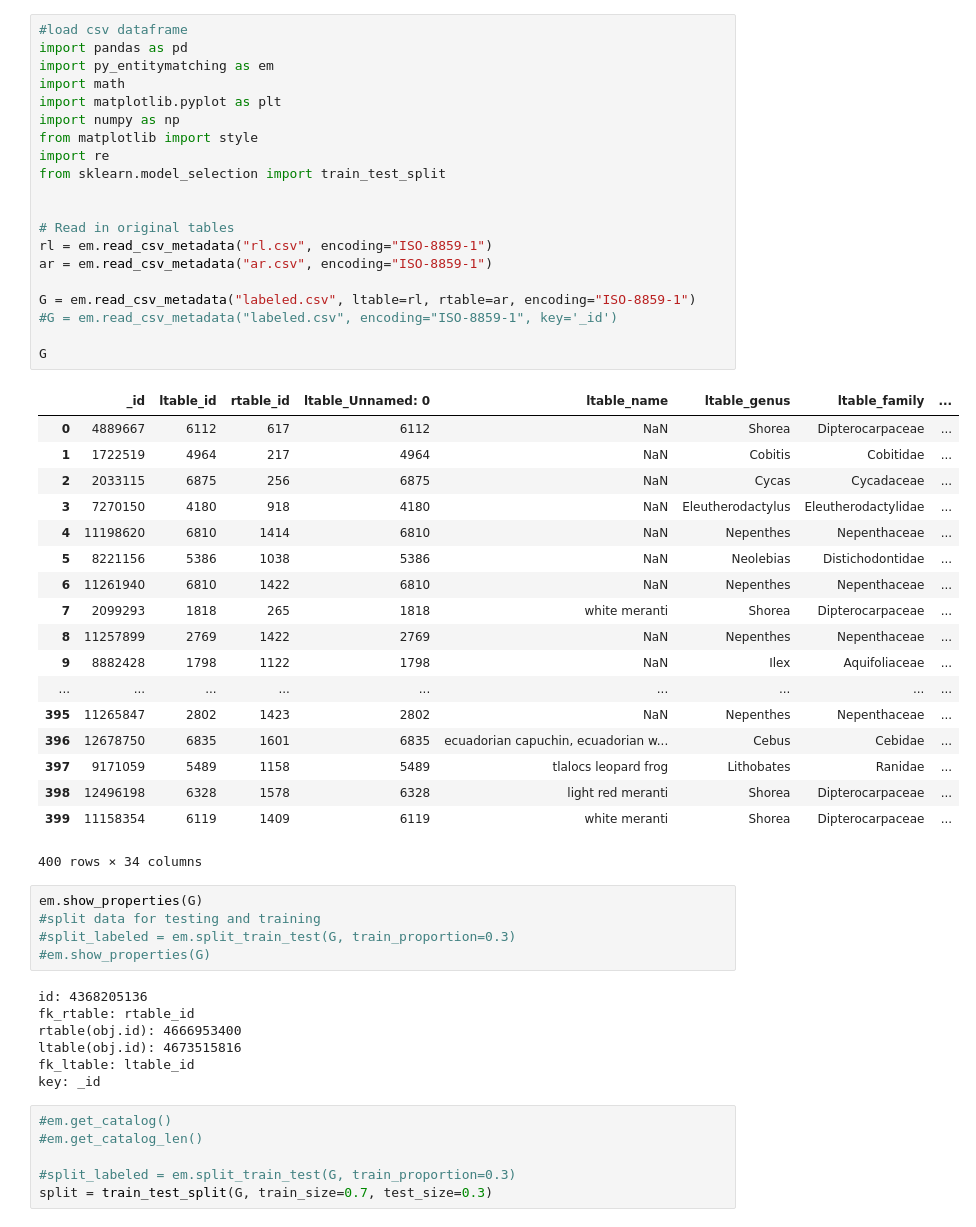
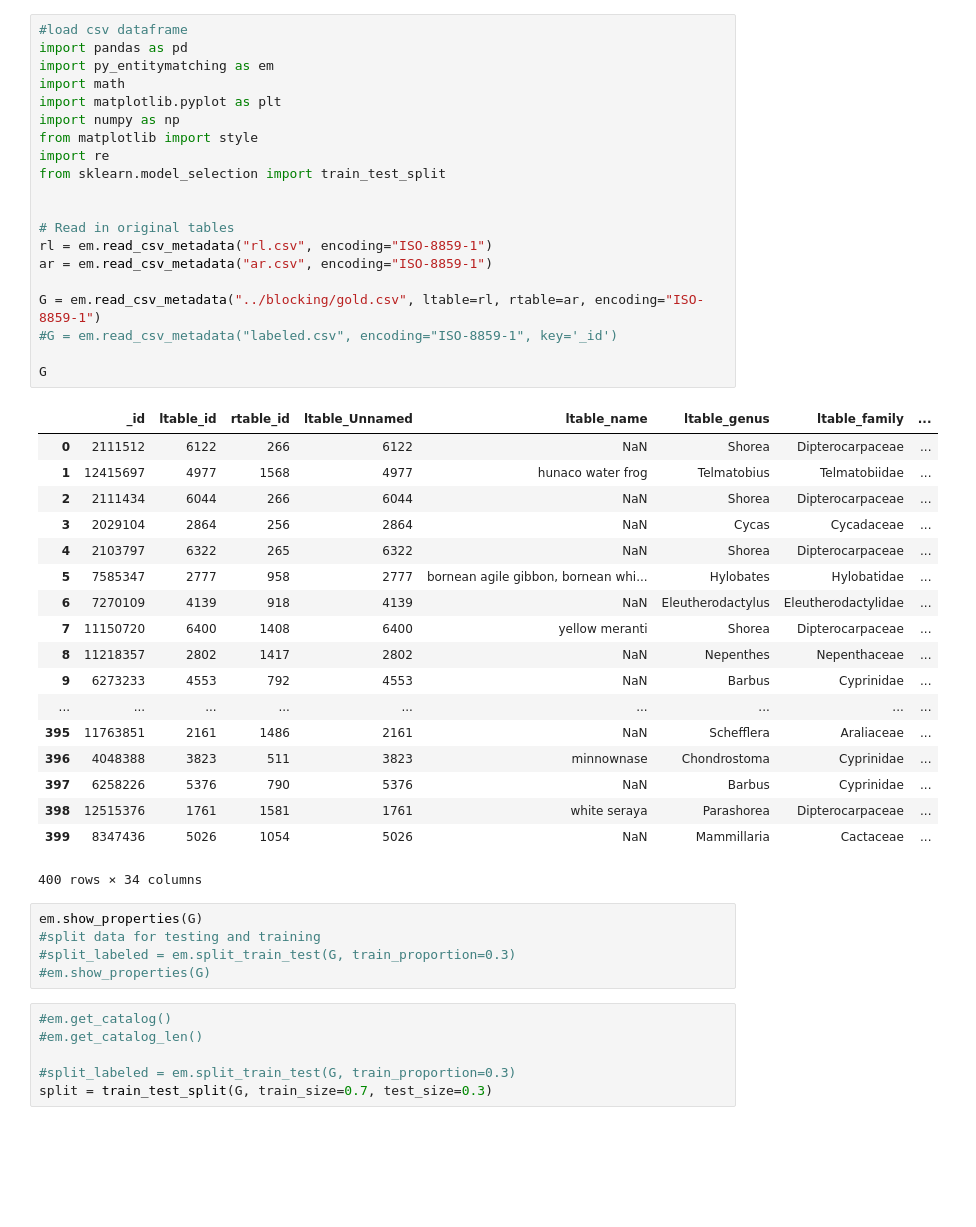
Before and after one commit to andrewedstrom/cs638project, a Jupyter notebook: learning/feature_creation.ipynb, the cells around one changed output. Saved outputs shown, nothing was run; the diff lists cells and outputs as text; blank space fills up the shorter version.

```diff
--- a/learning/feature_creation.ipynb
+++ b/learning/feature_creation.ipynb
@@ -1,54 +1,47 @@
 # %%
 #load csv dataframe
 import pandas as pd
 import py_entitymatching as em
 import math
 import matplotlib.pyplot as plt
 import numpy as np
 from matplotlib import style
 import re
 from sklearn.model_selection import train_test_split
 
 
 # Read in original tables
 rl = em.read_csv_metadata("rl.csv", encoding="ISO-8859-1")
 ar = em.read_csv_metadata("ar.csv", encoding="ISO-8859-1")
 
-G = em.read_csv_metadata("labeled.csv", ltable=rl, rtable=ar, encoding="ISO-8859-1")
+G = em.read_csv_metadata("../blocking/gold.csv", ltable=rl, rtable=ar, encoding="ISO-8859-1")
 #G = em.read_csv_metadata("labeled.csv", encoding="ISO-8859-1", key='_id')
 
 G
 # %% [output]
-|  | _id | ltable_id | rtable_id | ltable_Unnamed: 0 | ltable_name | ltable_genus | ltable_family | ... |
-| 0 | 4889667 | 6112 | 617 | 6112 | NaN | Shorea | Dipterocarpaceae | ... |
-| 1 | 1722519 | 4964 | 217 | 4964 | NaN | Cobitis | Cobitidae | ... |
-| 2 | 2033115 | 6875 | 256 | 6875 | NaN | Cycas | Cycadaceae | ... |
-| 3 | 7270150 | 4180 | 918 | 4180 | NaN | Eleutherodactylus | Eleutherodactylidae | ... |
-| 4 | 11198620 | 6810 | 1414 | 6810 | NaN | Nepenthes | Nepenthaceae | ... |
-| 5 | 8221156 | 5386 | 1038 | 5386 | NaN | Neolebias | Distichodontidae | ... |
-| 6 | 11261940 | 6810 | 1422 | 6810 | NaN | Nepenthes | Nepenthaceae | ... |
-| 7 | 2099293 | 1818 | 265 | 1818 | white meranti | Shorea | Dipterocarpaceae | ... |
-| 8 | 11257899 | 2769 | 1422 | 2769 | NaN | Nepenthes | Nepenthaceae | ... |
-| 9 | 8882428 | 1798 | 1122 | 1798 | NaN | Ilex | Aquifoliaceae | ... |
+|  | _id | ltable_id | rtable_id | ltable_Unnamed | ltable_name | ltable_genus | ltable_family | ... |
+| 0 | 2111512 | 6122 | 266 | 6122 | NaN | Shorea | Dipterocarpaceae | ... |
+| 1 | 12415697 | 4977 | 1568 | 4977 | hunaco water frog | Telmatobius | Telmatobiidae | ... |
+| 2 | 2111434 | 6044 | 266 | 6044 | NaN | Shorea | Dipterocarpaceae | ... |
+| 3 | 2029104 | 2864 | 256 | 2864 | NaN | Cycas | Cycadaceae | ... |
+| 4 | 2103797 | 6322 | 265 | 6322 | NaN | Shorea | Dipterocarpaceae | ... |
+| 5 | 7585347 | 2777 | 958 | 2777 | bornean agile gibbon, bornean whi... | Hylobates | Hylobatidae | ... |
+| 6 | 7270109 | 4139 | 918 | 4139 | NaN | Eleutherodactylus | Eleutherodactylidae | ... |
+| 7 | 11150720 | 6400 | 1408 | 6400 | yellow meranti | Shorea | Dipterocarpaceae | ... |
+| 8 | 11218357 | 2802 | 1417 | 2802 | NaN | Nepenthes | Nepenthaceae | ... |
+| 9 | 6273233 | 4553 | 792 | 4553 | NaN | Barbus | Cyprinidae | ... |
 | ... | ... | ... | ... | ... | ... | ... | ... | ... |
-| 395 | 11265847 | 2802 | 1423 | 2802 | NaN | Nepenthes | Nepenthaceae | ... |
-| 396 | 12678750 | 6835 | 1601 | 6835 | ecuadorian capuchin, ecuadorian w... | Cebus | Cebidae | ... |
-| 397 | 9171059 | 5489 | 1158 | 5489 | tlalocs leopard frog | Lithobates | Ranidae | ... |
-| 398 | 12496198 | 6328 | 1578 | 6328 | light red meranti | Shorea | Dipterocarpaceae | ... |
-| 399 | 11158354 | 6119 | 1409 | 6119 | white meranti | Shorea | Dipterocarpaceae | ... |
+| 395 | 11763851 | 2161 | 1486 | 2161 | NaN | Schefflera | Araliaceae | ... |
+| 396 | 4048388 | 3823 | 511 | 3823 | minnownase | Chondrostoma | Cyprinidae | ... |
+| 397 | 6258226 | 5376 | 790 | 5376 | NaN | Barbus | Cyprinidae | ... |
+| 398 | 12515376 | 1761 | 1581 | 1761 | white seraya | Parashorea | Dipterocarpaceae | ... |
+| 399 | 8347436 | 5026 | 1054 | 5026 | NaN | Mammillaria | Cactaceae | ... |
 400 rows × 34 columns
 # %%
 em.show_properties(G)
 #split data for testing and training
 #split_labeled = em.split_train_test(G, train_proportion=0.3)
 #em.show_properties(G)
-# %% [output]
-id: 4368205136
-fk_rtable: rtable_id
-rtable(obj.id): 4666953400
-ltable(obj.id): 4673515816
-fk_ltable: ltable_id
-key: _id
 # %%
 #em.get_catalog()
 #em.get_catalog_len()
```
Also changed, not shown: parts of 1 cell of this notebook, 1 other file.
